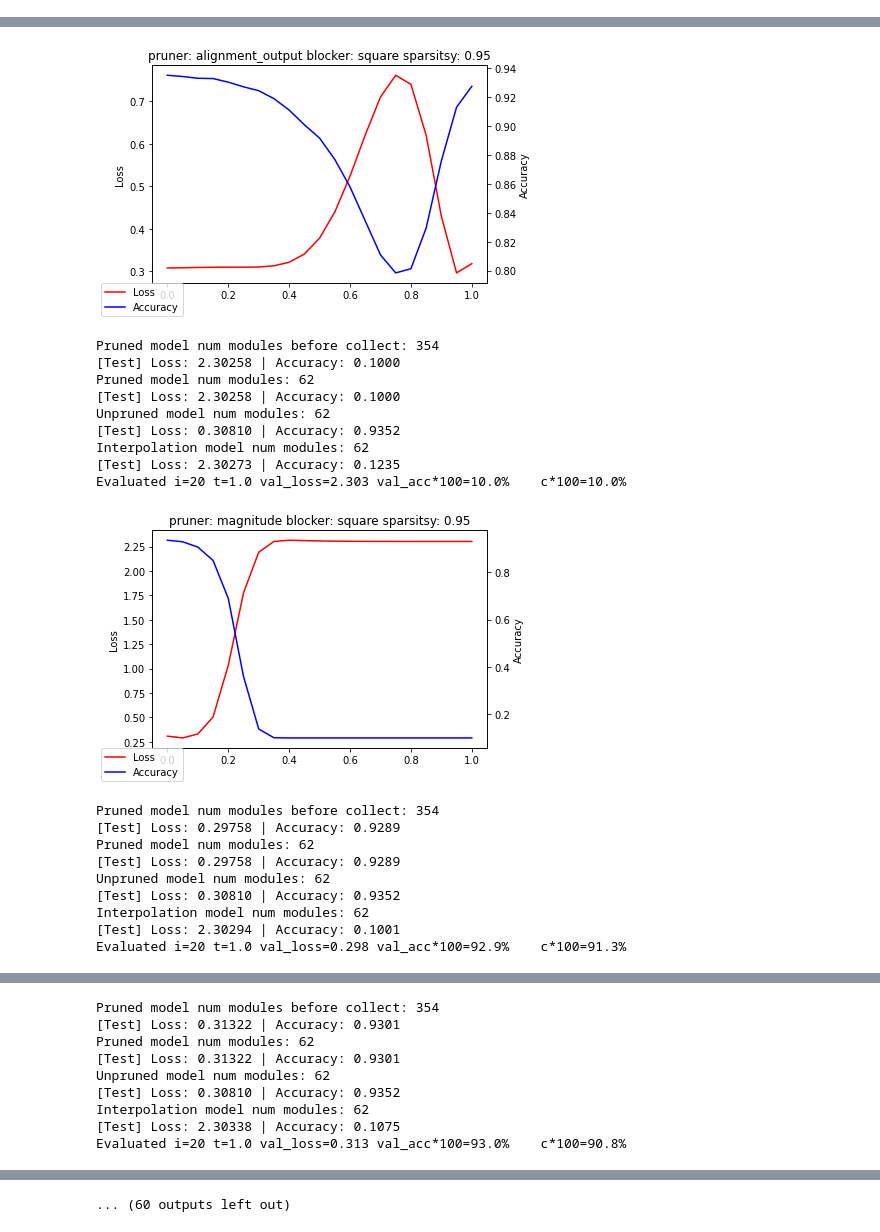
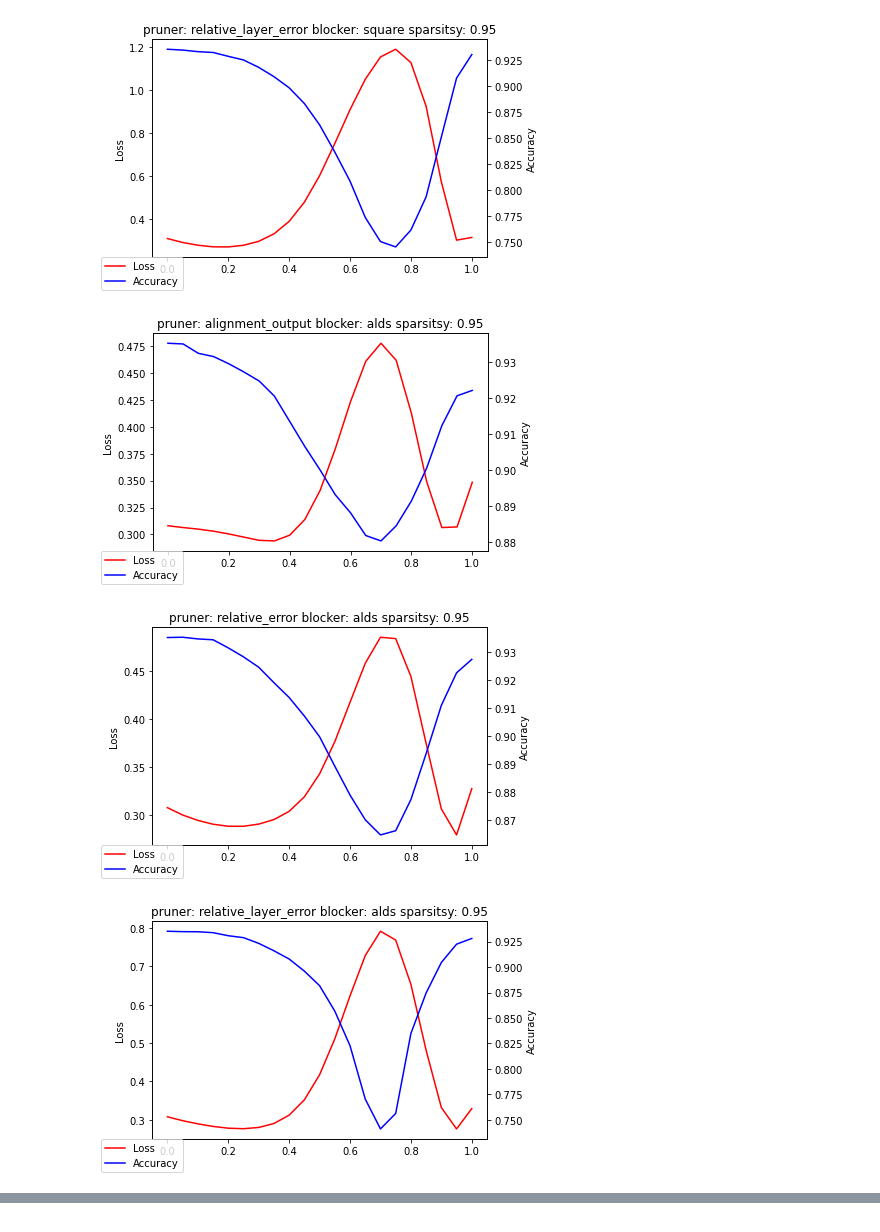
Before and after one commit to yliu1021/torch_subspace, a Jupyter notebook: linear_mode.ipynb, the cells around one changed output, grey strips where cells are left out. Cells and saved outputs as stored; diff of their text form; code cells hidden in the pictures.

```diff
--- a/linear_mode.ipynb
+++ b/linear_mode.ipynb
@@ -39,8 +39,8 @@ def interpolate_plot(pruner, blocker_name, sparsity):
     model = model.to(device)
     # Collect subspace modules together
     parent_modules: set[torch_subspace.SubspaceLR] = set()
-    print(f"Pruned model num modules before collect: {len(list(model.modules()))}")
-    test(model, test_data, loss_fn=loss_fn, device=device)
+    # print(f"Pruned model num modules before collect: {len(list(model.modules()))}")
+    # test(model, test_data, loss_fn=loss_fn, device=device)
     for module in model.modules():
         if not isinstance(module, torch_subspace.SubspaceLR):
             continue
@@ -50,20 +50,20 @@ def interpolate_plot(pruner, blocker_name, sparsity):
         parent_modules.add(parent)
     for parent_module in parent_modules:
         parent_module.collect()
-    print(f"Pruned model num modules: {len(list(model.modules()))}")
-    test(model, test_data, loss_fn=loss_fn, device=device)
+    # print(f"Pruned model num modules: {len(list(model.modules()))}")
+    # test(model, test_data, loss_fn=loss_fn, device=device)
     # Load original (unpruned model)
     orig_model = get_model("vgg16", num_classes=num_classes, device=device)
     orig_model.load_state_dict(torch.load("./checkpoint/vgg16_cifar10_epoch_160"))
     torch_subspace.convert_model_to_lr(orig_model)
-    print(f"Unpruned model num modules: {len(list(orig_model.modules()))}")
-    test(orig_model, test_data, loss_fn=loss_fn, device=device)
+    # print(f"Unpruned model num modules: {len(list(orig_model.modules()))}")
+    # test(orig_model, test_data, loss_fn=loss_fn, device=device)
     # Load interpolation model
     inter_model = get_model("vgg16", num_classes=num_classes, device=device)
     torch_subspace.convert_model_to_lr(inter_model)
     inter_model = inter_model.to(device)
-    print(f"Interpolation model num modules: {len(list(inter_model.modules()))}")
-    test(inter_model, test_data, loss_fn=loss_fn, device=device)
+    # print(f"Interpolation model num modules: {len(list(inter_model.modules()))}")
+    # test(inter_model, test_data, loss_fn=loss_fn, device=device)
     # Perform interpolation
     losses = []
     accuracies = []
@@ -75,10 +75,10 @@ def interpolate_plot(pruner, blocker_name, sparsity):
             for p_buffer, o_buffer, i_buffer in zip(model.buffers(), orig_model.buffers(), inter_model.buffers()):
                 i_buffer.copy_(p_buffer * t + o_buffer * (1 - t))
             val_loss, val_acc = test(inter_model, test_data, loss_fn=loss_fn, device=device, verbose=False)
-            print(f"Evaluated {i=} {t=} {val_loss=:.3f} {val_acc*100=:.1f}%", end="    \r")
+            # print(f"Evaluated {i=} {t=} {val_loss=:.3f} {val_acc*100=:.1f}%", end="    \r")
             losses.append(val_loss)
             accuracies.append(val_acc)
-    print()
+    # print()
 
     fig, ax1 = plt.subplots()
     ax2 = ax1.twinx()
@@ -92,6 +92,6 @@ def interpolate_plot(pruner, blocker_name, sparsity):
 # %%
 for sparsity in [0.95, 0.97, 0.99]:
     for blocker_name in ["square", "alds", "none"]:
-        for pruner in ["alignment_output", "magnitude", "relative_error", "relative_layer_error"]:
+        for pruner in ["alignment_output", "relative_error", "relative_layer_error"]:
             interpolate_plot(pruner, blocker_name, sparsity)
 # %% [output]
@@ -97,0 +100,4 @@ for sparsity in [0.95, 0.97, 0.99]:
+[figure, new version]
+[figure, new version]
+[figure, new version]
+[figure, new version]
@@ -107,20 +110,0 @@ Evaluated i=20 t=1.0 val_loss=0.318 val_acc*100=92.8%    c*100=91.3%
-[figure]
-Pruned model num modules before collect: 354
-[Test] Loss: 2.30258 | Accuracy: 0.1000
-Pruned model num modules: 62
-[Test] Loss: 2.30258 | Accuracy: 0.1000
-Unpruned model num modules: 62
-[Test] Loss: 0.30810 | Accuracy: 0.9352
-Interpolation model num modules: 62
-[Test] Loss: 2.30273 | Accuracy: 0.1235
-Evaluated i=20 t=1.0 val_loss=2.303 val_acc*100=10.0%    c*100=10.0%
-[figure, old version]
-Pruned model num modules before collect: 354
-[Test] Loss: 0.29758 | Accuracy: 0.9289
-Pruned model num modules: 62
-[Test] Loss: 0.29758 | Accuracy: 0.9289
-Unpruned model num modules: 62
-[Test] Loss: 0.30810 | Accuracy: 0.9352
-Interpolation model num modules: 62
-[Test] Loss: 2.30294 | Accuracy: 0.1001
-Evaluated i=20 t=1.0 val_loss=0.298 val_acc*100=92.9%    c*100=91.3%
@@ -128,9 +110,0 @@ Evaluated i=20 t=1.0 val_loss=0.298 val_acc*100=92.9%    c*100=91.3%
-Pruned model num modules before collect: 354
-[Test] Loss: 0.31322 | Accuracy: 0.9301
-Pruned model num modules: 62
-[Test] Loss: 0.31322 | Accuracy: 0.9301
-Unpruned model num modules: 62
-[Test] Loss: 0.30810 | Accuracy: 0.9352
-Interpolation model num modules: 62
-[Test] Loss: 2.30338 | Accuracy: 0.1075
-Evaluated i=20 t=1.0 val_loss=0.313 val_acc*100=93.0%    c*100=90.8%
@@ -158 +110,0 @@ Evaluated i=20 t=1.0 val_loss=2.303 val_acc*100=10.0%    c*100=10.0%
-... (60 outputs left out)
```
Also changed, not shown: parts of 1 cell of this notebook.
